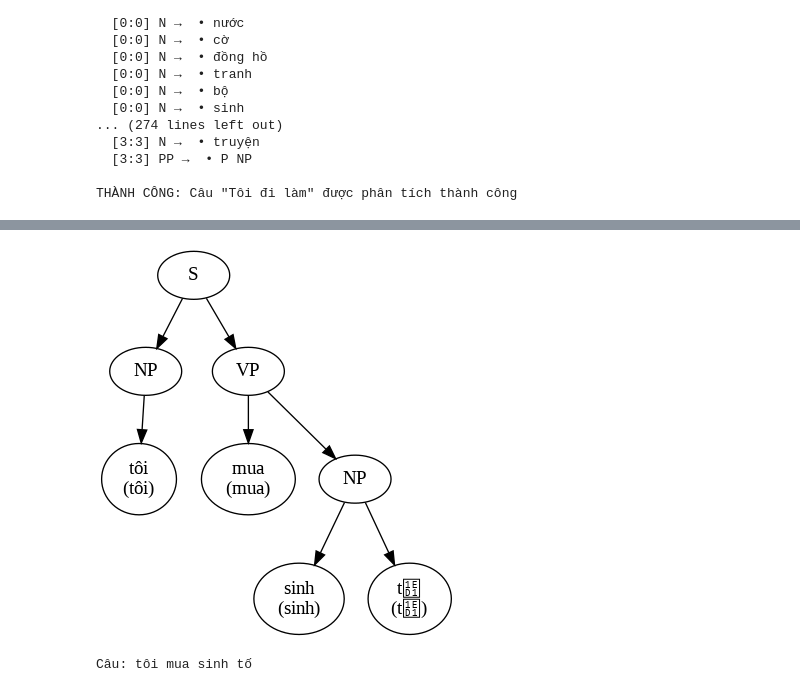
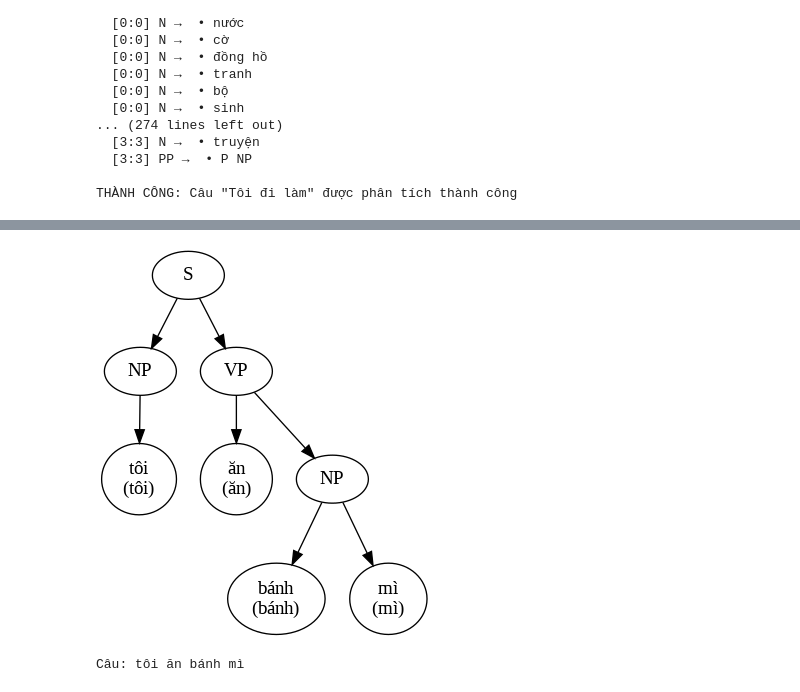
Before and after one commit to tuanphongvo/top-down-chart-parser, a Jupyter notebook: top-down-chart-parser.ipynb, the cells around one changed output, grey strips where cells are left out. Saved outputs shown, nothing was run; the diff lists cells and outputs as text; code cells hidden in the pictures.

```diff
--- a/top-down-chart-parser.ipynb
+++ b/top-down-chart-parser.ipynb
@@ -580,13 +579,12 @@ def visualize_parse_tree(sentence, output_file="parse_tree", format="png"):
 # %%
 # === EXAMPLE USAGE ===
 if __name__ == "__main__":
     # Test with a simple sentence
     test_sentence = "tôi ăn bánh mì"
-    test_sentence = "tôi mua bánh mì"
-    test_sentence = "tôi mua sinh tố"
+    #test_sentence = "tôi mua bánh mì"
 
     parse_graph = visualize_parse_tree(test_sentence, format="png")
     parse_graph
 # %% [output]
-[figure, old version]
+[figure, new version]
-Câu: tôi mua sinh tố
+Câu: tôi ăn bánh mì
```
Also changed, not shown: parts of 3 cells of this notebook.
